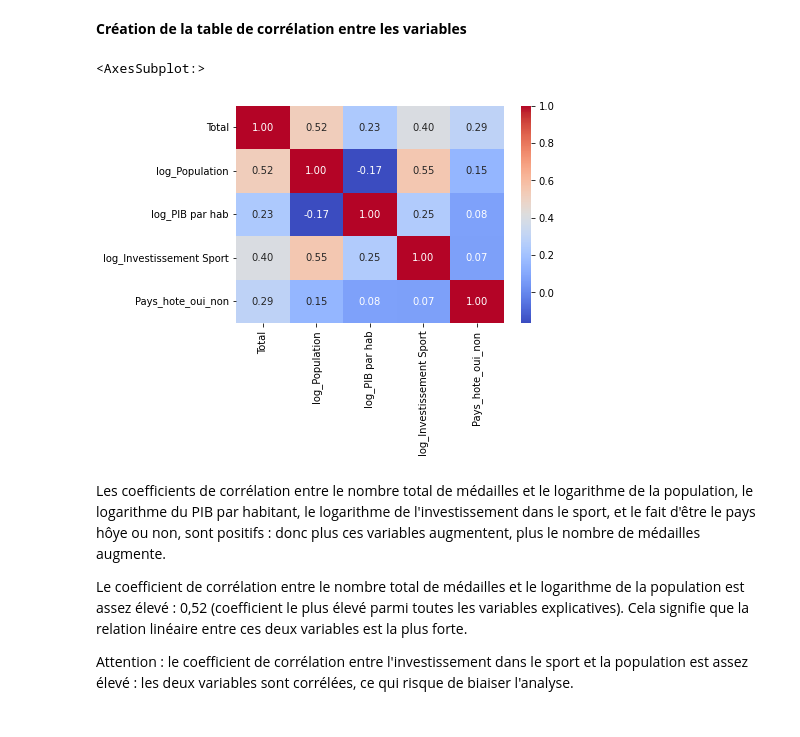
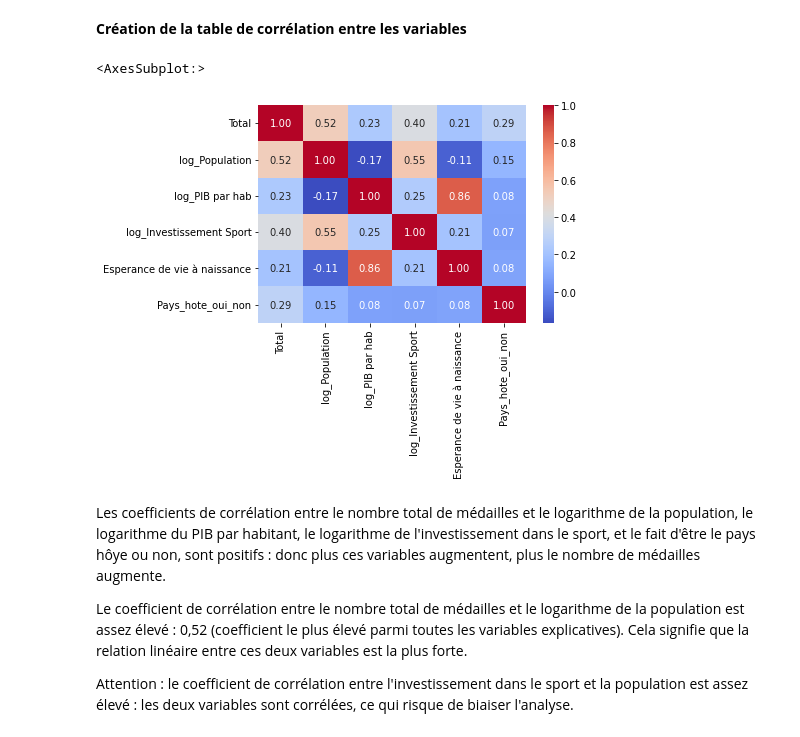
Before and after one commit to clemencebriodeau/Projet-python, a Jupyter notebook: Modelisation.ipynb, the cells around one changed output. Drawn from its saved outputs; the diff is of its cells as text; code cells hidden in the pictures.

```diff
--- a/Modelisation.ipynb
+++ b/Modelisation.ipynb
@@ -19,7 +19,9 @@ import statsmodels.formula.api as smf
 **Préparation de la base de données avec les variables d'intérêt en log**
 # %%
 #création de la base avec les variables d'intérêt
-base_reg = df_dummies[['Total', 'Population', 'PIB par hab', 'Investissement sport', 'Annee_1992', 'Annee_1996', 'Annee_2000', 'Annee_2004', 'Annee_2008', 'Annee_2012', 'Annee_2016', 'Annee_2020', 'Pays_hote_oui_non']]
+base_reg = df_dummies[['Total', 'Population', 'PIB par hab', 'Investissement sport', 'Esperance de vie à naissance',
+                       'Annee_1992', 'Annee_1996', 'Annee_2000', 'Annee_2004', 'Annee_2008', 'Annee_2012', 'Annee_2016', 'Annee_2020',
+                       'Pays_hote_oui_non']]
 # %%
 #transformation en log des variables (pour que l'interprétation des coefficients de la régression se fasse selon un modèle niveau-log)
 base_reg['log_Population'] = np.log(base_reg["Population"])
@@ -86,12 +88,12 @@ base_reg_sansNA
 # %% [markdown]
 **Création de la table de corrélation entre les variables**
 # %%
-base_corr = base_reg[['Total', 'log_Population', 'log_PIB par hab', 'log_Investissement Sport', 'Pays_hote_oui_non']]
+base_corr = base_reg[['Total', 'log_Population', 'log_PIB par hab', 'log_Investissement Sport', 'Esperance de vie à naissance', 'Pays_hote_oui_non']]
 
 sns.heatmap(base_corr.corr(), cmap='coolwarm', annot=True, fmt=".2f")
 # %% [output]
 <AxesSubplot:>
-[figure, old version]
+[figure, new version]
 # %% [markdown]
 Les coefficients de corrélation entre le nombre total de médailles et le logarithme de la population, le logarithme du PIB par habitant, le logarithme de l'investissement dans le sport, et le fait d'être le pays hôye ou non, sont positifs : donc plus ces variables augmentent, plus le nombre de médailles augmente.
 
```
Also changed, not shown: parts of 9 cells of this notebook.
